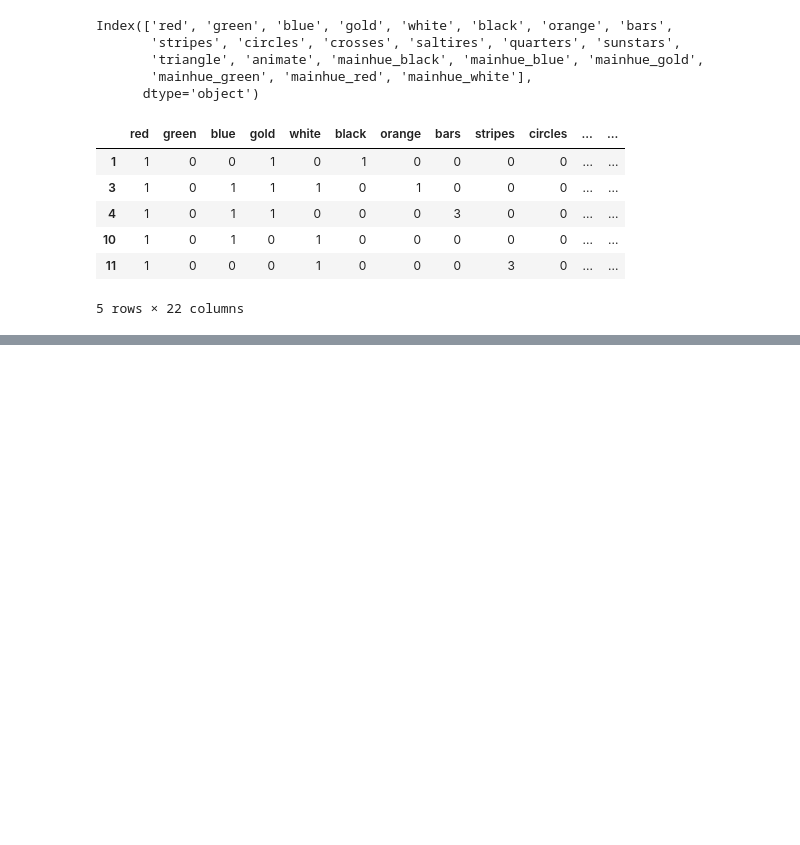
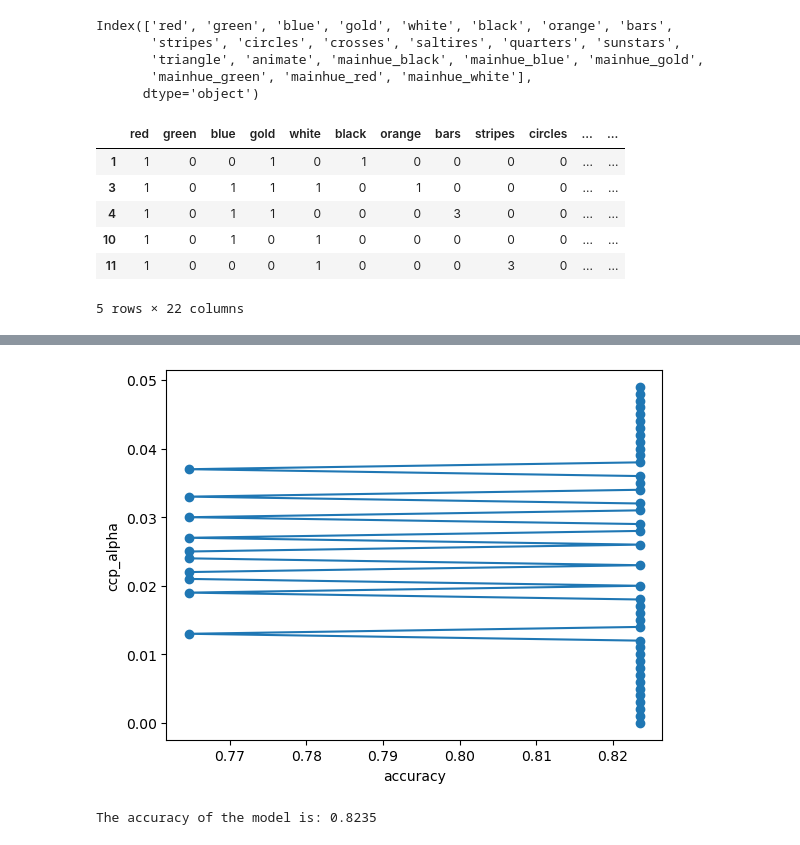
Before and after one commit to cacaprog/learning-projects, a Jupyter notebook: flags-decision-trees/flags.ipynb, the cells around one changed output, grey strips where cells are left out. Drawn from its saved outputs; the diff is of its cells as text; code cells hidden in the pictures; blank space fills up the shorter version.

```diff
--- a/flags-decision-trees/flags.ipynb
+++ b/flags-decision-trees/flags.ipynb
@@ -158,0 +246,14 @@ data.head()
+# %%
+ccp_test = np.arange(0, .05, .001)
+accuracies = []
+ccp_alphas = []
+
+for c in ccp_test:
+    dt_tuned = DecisionTreeClassifier(max_depth = 3, ccp_alpha=c)
+    dt_tuned.fit(X_train, y_train)
+    y_pred = dt_tuned.predict(X_test)
+    # print the accuracy for each ccp_alpha value
+    accuracy = accuracy_score(y_test, y_pred)
+    print(f'ccp_alpha = {c}: Accuracy = {accuracy}')
+    accuracies.append([accuracy])
+    ccp_alphas.append([c])
@@ -158,0 +278,14 @@ data.head()
+# %%
+plt.plot(accuracies, ccp_alphas, marker = 'o')
+plt.xlabel('accuracy')
+plt.ylabel('ccp_alpha')
+plt.show()
+# %% [output]
+[figure, added]
+# %%
+dt_tuned = DecisionTreeClassifier(max_depth = 3, ccp_alpha=.05)
+dt_tuned.fit(X_train, y_train)
+y_pred = dt_tuned.predict(X_test)
+print(f'The accuracy of the model is: {round(accuracy_score(y_test, y_pred),4)}')
+# %% [output]
+The accuracy of the model is: 0.8235
```
Also changed, not shown: parts of 12 cells of this notebook, 1 other file.
